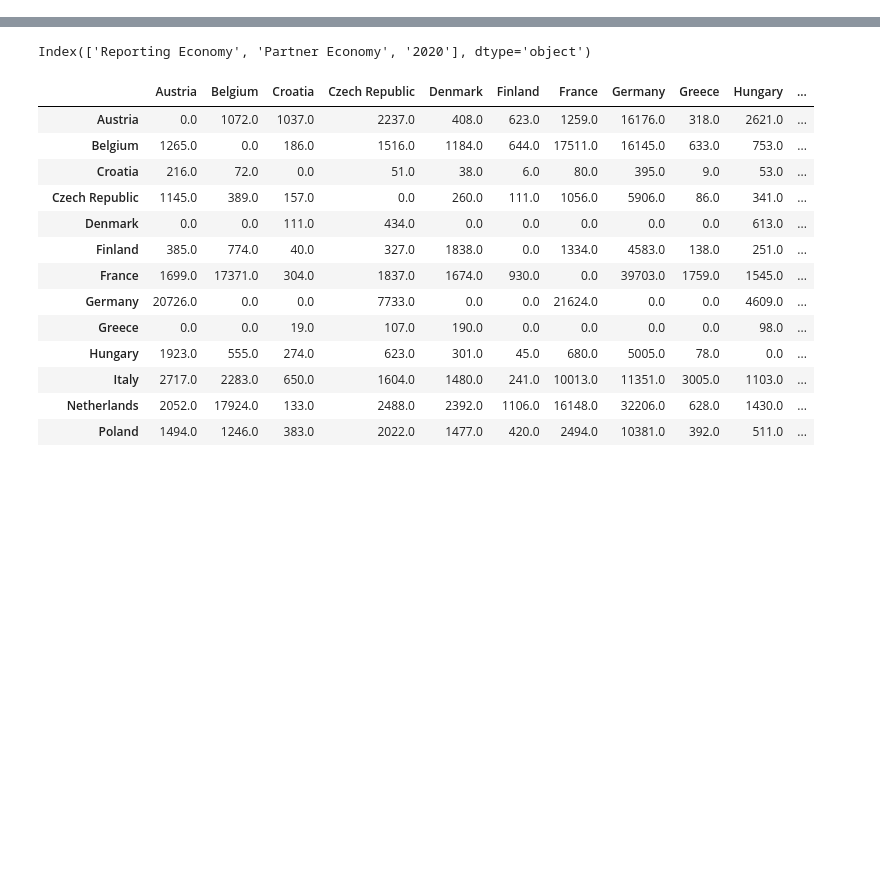
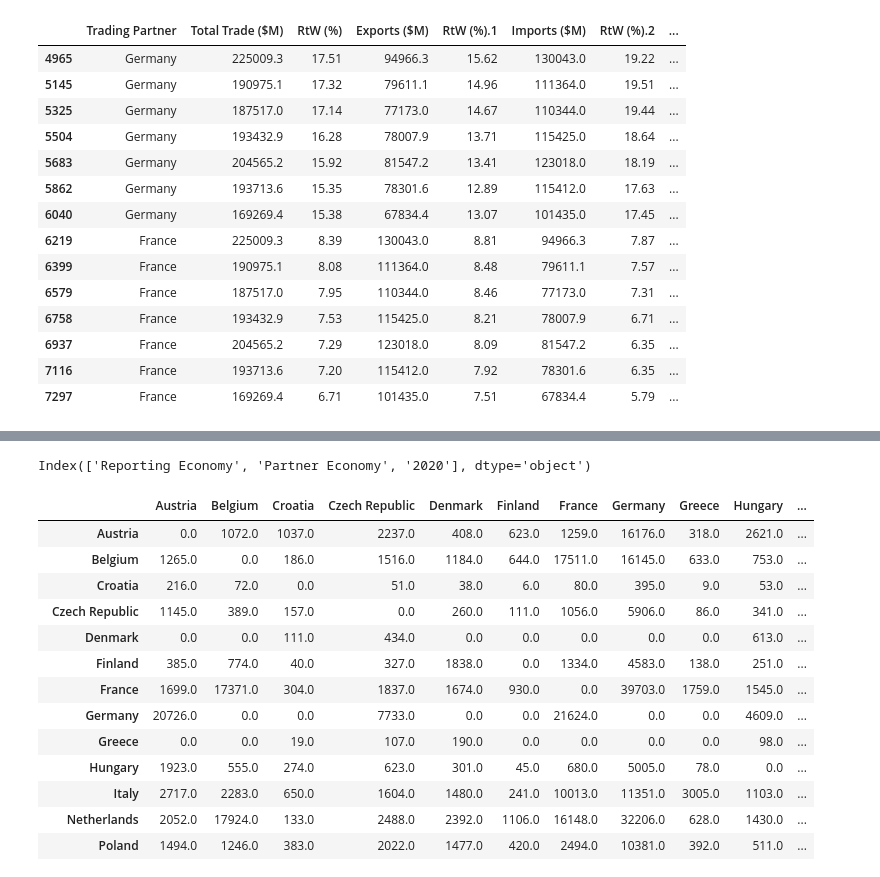
Before and after one commit to tuneman7/w209_spring_2022_thu_4_pm_team_4_web, a Jupyter notebook: eu_analysis_fz.ipynb, the cells around one changed output, grey strips where cells are left out. Cells and saved outputs as stored; diff of their text form; code cells hidden in the pictures; blank space fills up the shorter version.

Commit message:
load EU file

```diff
--- a/eu_analysis_fz.ipynb
+++ b/eu_analysis_fz.ipynb
@@ -32,0 +17,2 @@ my_altair.get_eu_domestic_trading_chart()
+# %%
+top_20 = my_data.load_and_clean_up_WTO_file()
@@ -32,0 +27,4 @@ my_altair.get_eu_domestic_trading_chart()
+# %%
+top_20 = my_data.load_and_clean_up_top_20_file()
+# %%
+eu_df = top_20.loc[(top_20['Trading Partner'].isin(eu_countries)) & (top_20['country'].isin(eu_countries))]
@@ -32,0 +45,3 @@ my_altair.get_eu_domestic_trading_chart()
+# %%
+eu_df['ordered-cols'] = eu_df.apply(lambda x: '-'.join(sorted([x['country'],x['Trading Partner']])), axis=1)
+eu_df.columns
@@ -32,0 +60,18 @@ my_altair.get_eu_domestic_trading_chart()
+# %%
+eu_df[eu_df['ordered-cols']=='France-Germany']
+# %% [output]
+|  | Trading Partner | Total Trade ($M) | RtW (%) | Exports ($M) | RtW (%).1 | Imports ($M) | RtW (%).2 | ... |
+| 4965 | Germany | 225009.3 | 17.51 | 94966.3 | 15.62 | 130043.0 | 19.22 | ... |
+| 5145 | Germany | 190975.1 | 17.32 | 79611.1 | 14.96 | 111364.0 | 19.51 | ... |
+| 5325 | Germany | 187517.0 | 17.14 | 77173.0 | 14.67 | 110344.0 | 19.44 | ... |
+| 5504 | Germany | 193432.9 | 16.28 | 78007.9 | 13.71 | 115425.0 | 18.64 | ... |
+| 5683 | Germany | 204565.2 | 15.92 | 81547.2 | 13.41 | 123018.0 | 18.19 | ... |
+| 5862 | Germany | 193713.6 | 15.35 | 78301.6 | 12.89 | 115412.0 | 17.63 | ... |
+| 6040 | Germany | 169269.4 | 15.38 | 67834.4 | 13.07 | 101435.0 | 17.45 | ... |
+| 6219 | France | 225009.3 | 8.39 | 130043.0 | 8.81 | 94966.3 | 7.87 | ... |
+| 6399 | France | 190975.1 | 8.08 | 111364.0 | 8.48 | 79611.1 | 7.57 | ... |
+| 6579 | France | 187517.0 | 7.95 | 110344.0 | 8.46 | 77173.0 | 7.31 | ... |
+| 6758 | France | 193432.9 | 7.53 | 115425.0 | 8.21 | 78007.9 | 6.71 | ... |
+| 6937 | France | 204565.2 | 7.29 | 123018.0 | 8.09 | 81547.2 | 6.35 | ... |
+| 7116 | France | 193713.6 | 7.20 | 115412.0 | 7.92 | 78301.6 | 6.35 | ... |
+| 7297 | France | 169269.4 | 6.71 | 101435.0 | 7.51 | 67834.4 | 5.79 | ... |
```
Also changed, not shown: parts of 12 cells of this notebook, 1 other file.
